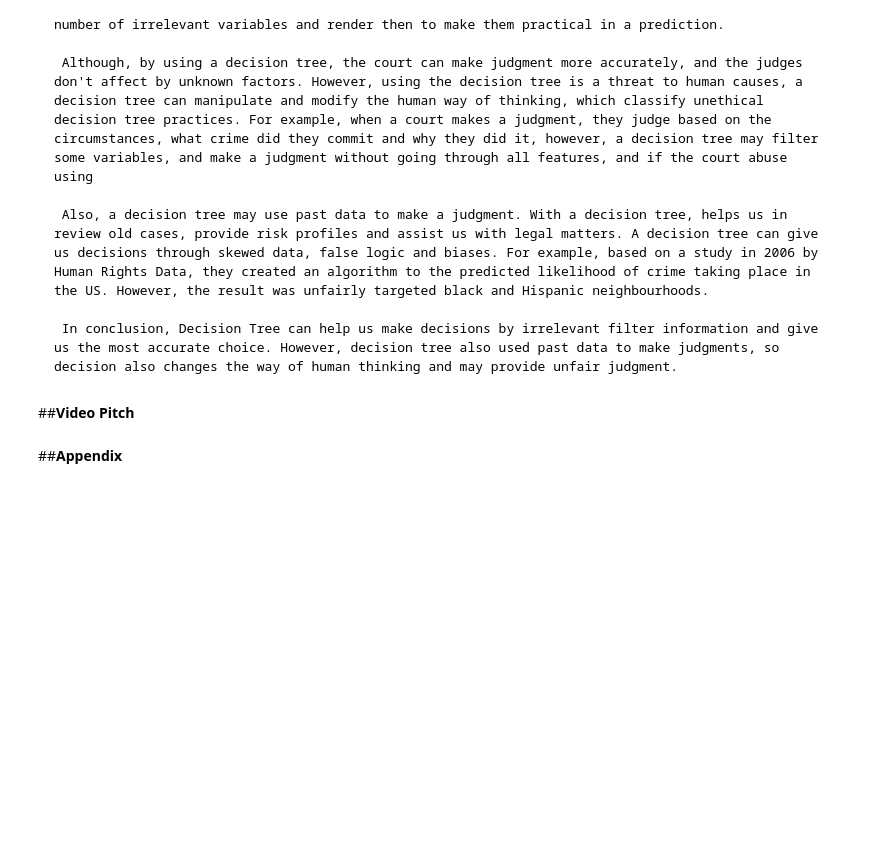
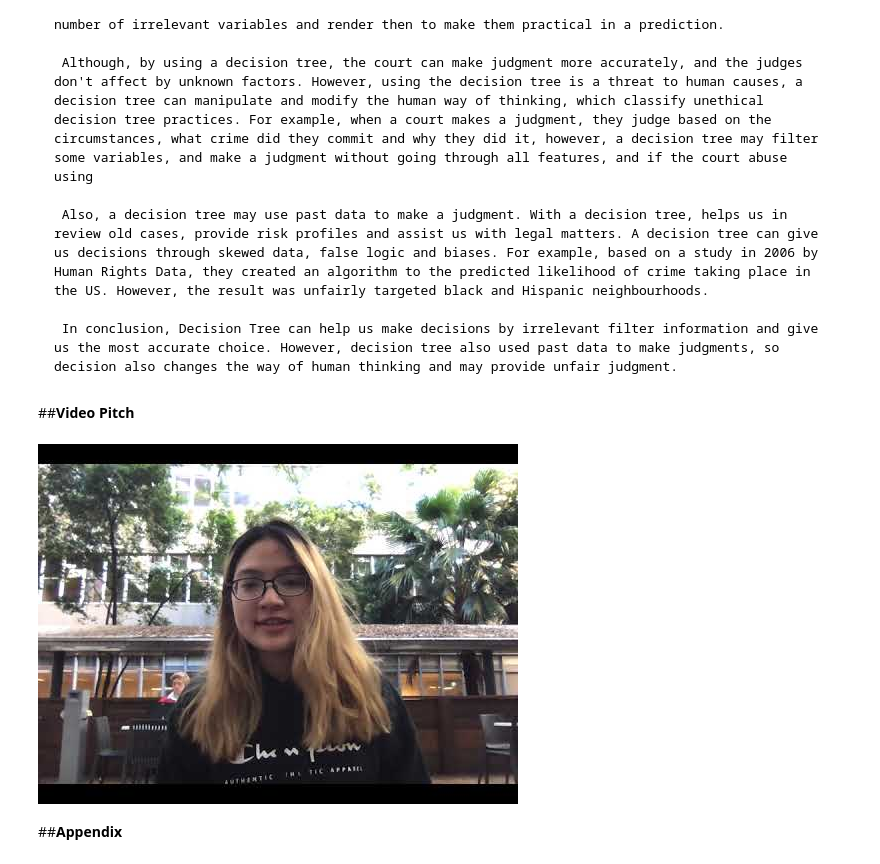
Before and after one commit to MinhLe2502/UTS_ML2019_ID13005158, a Jupyter notebook: A2.ipynb, the cells around one changed output. Saved outputs shown, nothing was run; the diff lists cells and outputs as text; code cells hidden in the pictures; blank space fills up the shorter version.

```diff
--- a/A2.ipynb
+++ b/A2.ipynb
@@ -555,6 +559,12 @@ Actual: Fit. Predicted: {'Average': '100%'}
      In conclusion, Decision Tree can help us make decisions by irrelevant filter information and give us the most accurate choice. However, decision tree also used past data to make judgments, so decision also changes the way of human thinking and may provide unfair judgment.
 # %% [markdown]
 ##**Video Pitch**
+# %%
+#@Machine Learning Assessment 2 Video Pitch { display-mode: "form" }
+from IPython.display import YouTubeVideo
+YouTubeVideo('0_uisMytaIY', width=600, height=400)
+# %% [output]
+[figure, added]
 # %% [markdown]
 ##**Appendix**
 # %% [markdown]
```
Also changed, not shown: parts of 6 cells of this notebook.
